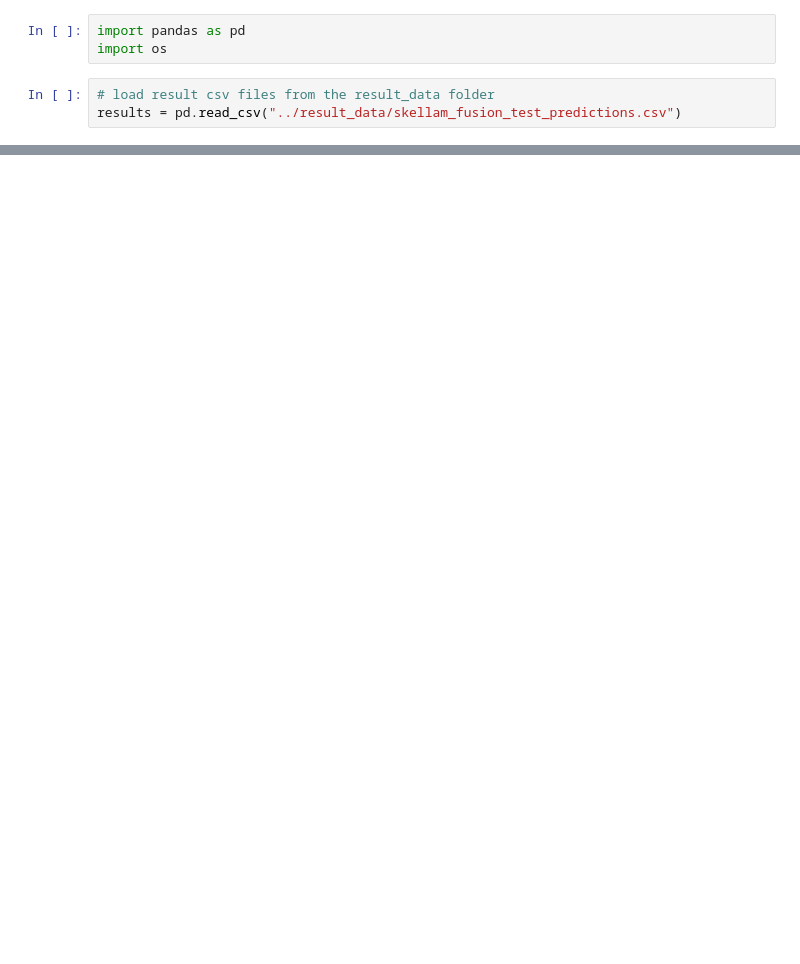
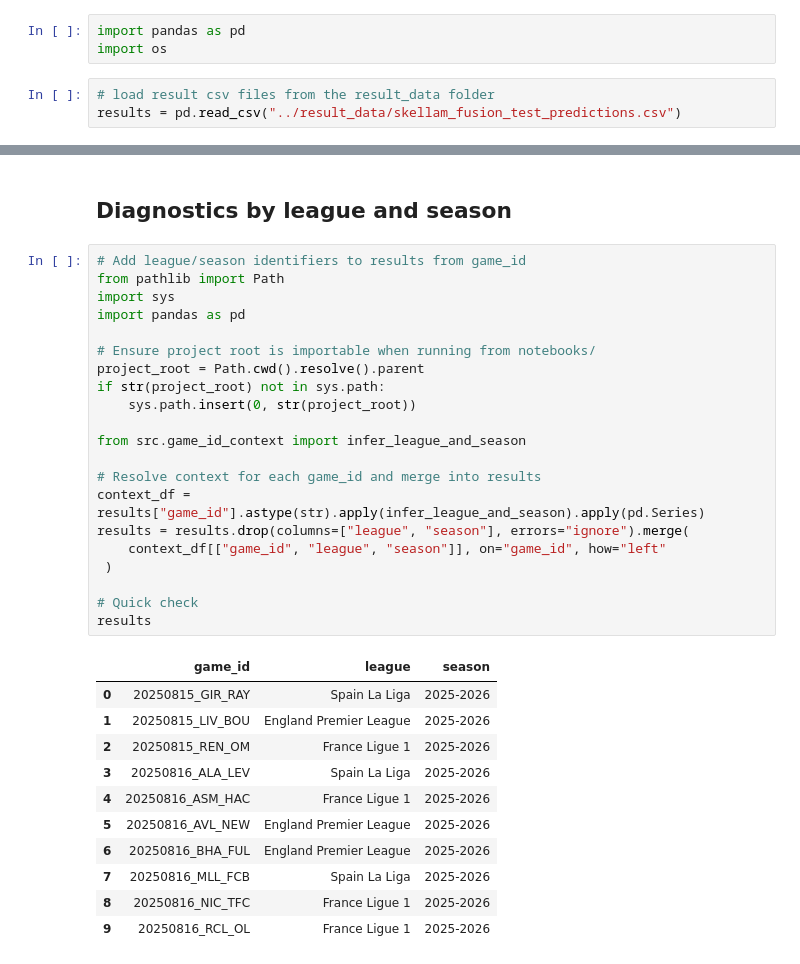
Before and after one commit to yjaam/soccer-match-prediction, a Jupyter notebook: notebooks/evaluate_NN.ipynb, the cells around one changed output, grey strips where cells are left out. Cells and saved outputs as stored; diff of their text form; blank space fills up the shorter version.

```diff
--- a/notebooks/evaluate_NN.ipynb
+++ b/notebooks/evaluate_NN.ipynb
@@ -80,0 +83,35 @@ MAPE Away: inf
+# %% [markdown]
+## Diagnostics by league and season
+# %%
+# Add league/season identifiers to results from game_id
+from pathlib import Path
+import sys
+import pandas as pd
+
+# Ensure project root is importable when running from notebooks/
+project_root = Path.cwd().resolve().parent
+if str(project_root) not in sys.path:
+    sys.path.insert(0, str(project_root))
+
+from src.game_id_context import infer_league_and_season
+
+# Resolve context for each game_id and merge into results
+context_df = results["game_id"].astype(str).apply(infer_league_and_season).apply(pd.Series)
+results = results.drop(columns=["league", "season"], errors="ignore").merge(
+    context_df[["game_id", "league", "season"]], on="game_id", how="left"
+ )
+
+# Quick check
+results
+# %% [output]
+|  | game_id | league | season |
+| 0 | 20250815_GIR_RAY | Spain La Liga | 2025-2026 |
+| 1 | 20250815_LIV_BOU | England Premier League | 2025-2026 |
+| 2 | 20250815_REN_OM | France Ligue 1 | 2025-2026 |
+| 3 | 20250816_ALA_LEV | Spain La Liga | 2025-2026 |
+| 4 | 20250816_ASM_HAC | France Ligue 1 | 2025-2026 |
+| 5 | 20250816_AVL_NEW | England Premier League | 2025-2026 |
+| 6 | 20250816_BHA_FUL | England Premier League | 2025-2026 |
+| 7 | 20250816_MLL_FCB | Spain La Liga | 2025-2026 |
+| 8 | 20250816_NIC_TFC | France Ligue 1 | 2025-2026 |
+| 9 | 20250816_RCL_OL | France Ligue 1 | 2025-2026 |
```
Also changed, not shown: parts of 6 cells of this notebook, 17 other files.
